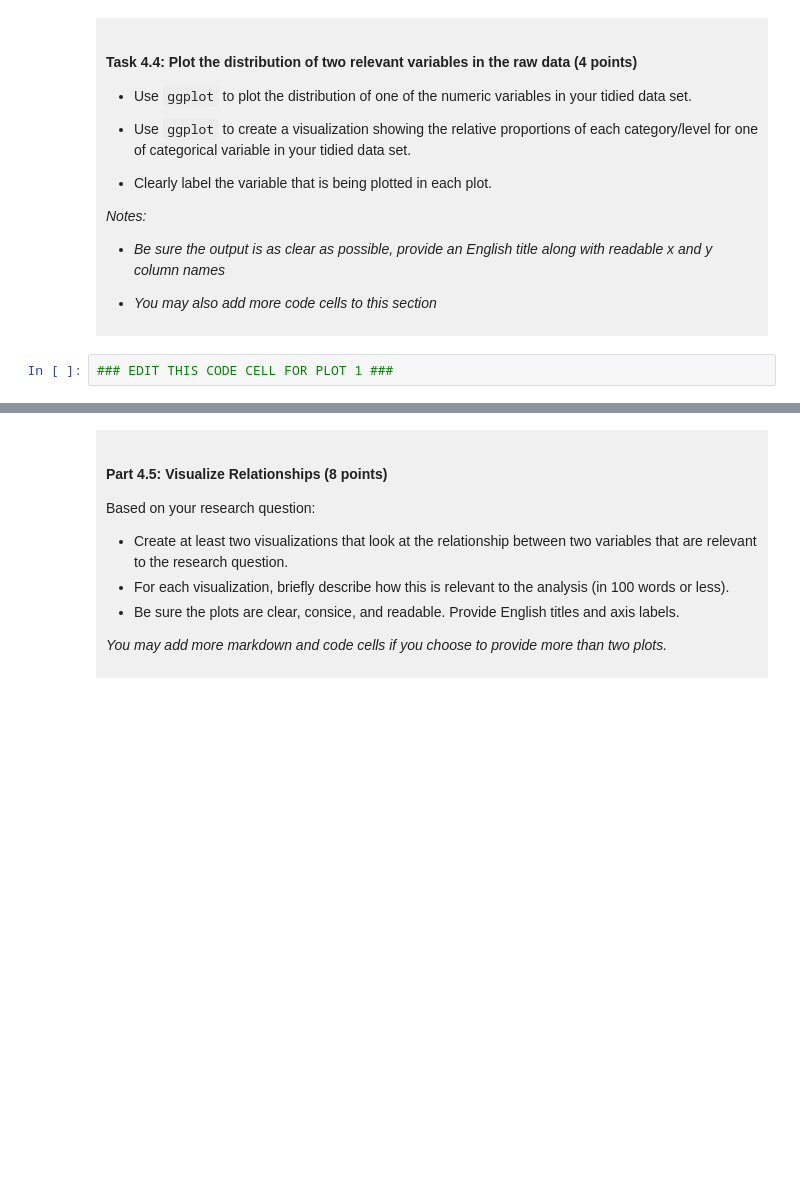
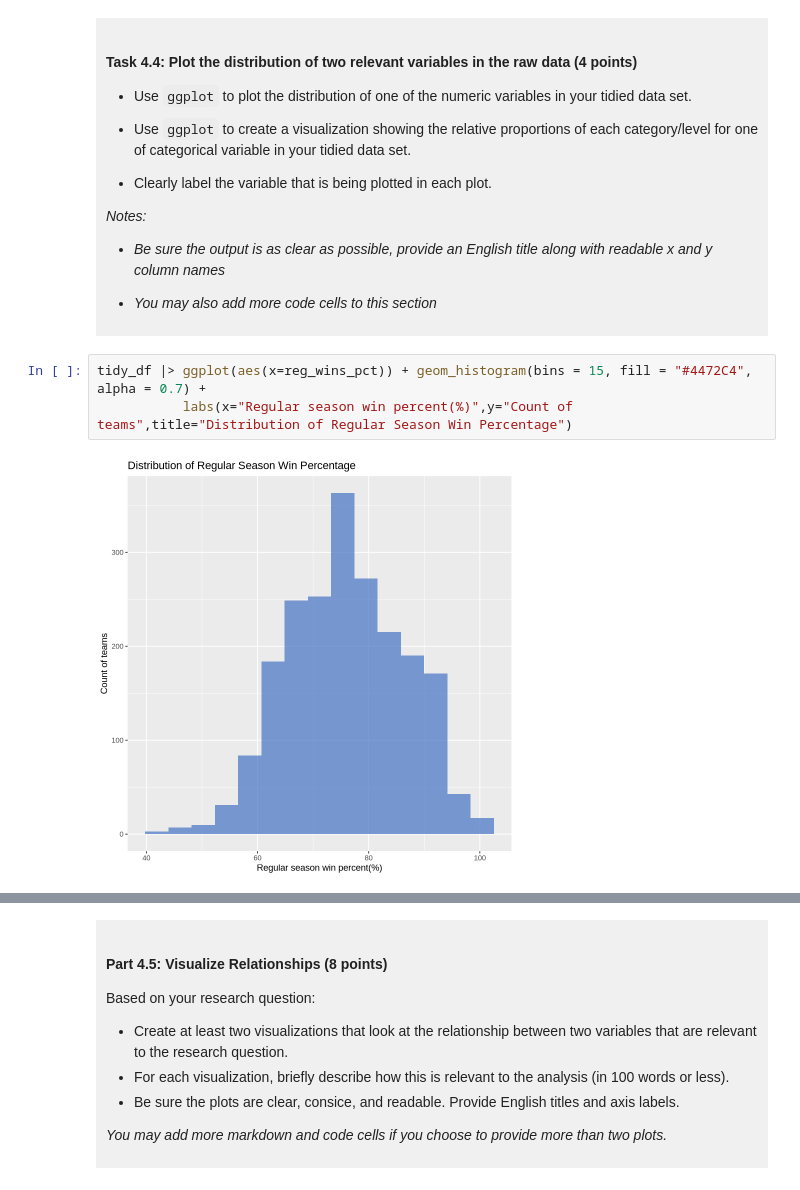
Before and after one commit to zli417/dsci-100-project-Zixin-Li, a Jupyter notebook: dsci-100-project-notebook.ipynb, the cells around one changed output, grey strips where cells are left out. Drawn from its saved outputs; the diff is of its cells as text; blank space fills up the shorter version.

```diff
--- a/dsci-100-project-notebook.ipynb
+++ b/dsci-100-project-notebook.ipynb
@@ -292,5 +339,8 @@ You will refine your research question (if needed) and produce a tidy data set.
 
 </div>
 # %%
-### EDIT THIS CODE CELL FOR PLOT 1 ###
+tidy_df |> ggplot(aes(x=reg_wins_pct)) + geom_histogram(bins = 15, fill = "#4472C4", alpha = 0.7) +
+           labs(x="Regular season win percent(%)",y="Count of teams",title="Distribution of Regular Season Win Percentage")
+# %% [output]
+[figure, added]
 # %%
```
Also changed, not shown: parts of 10 cells of this notebook.
